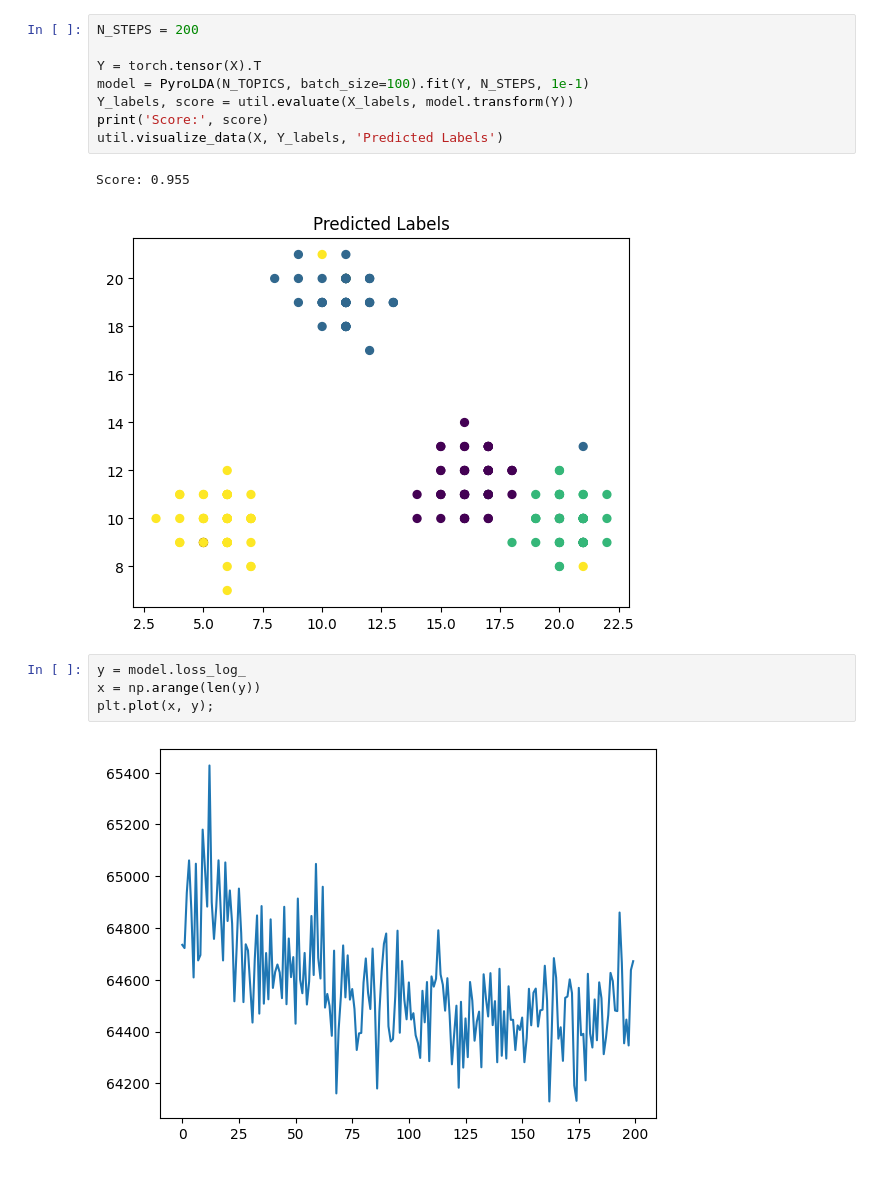
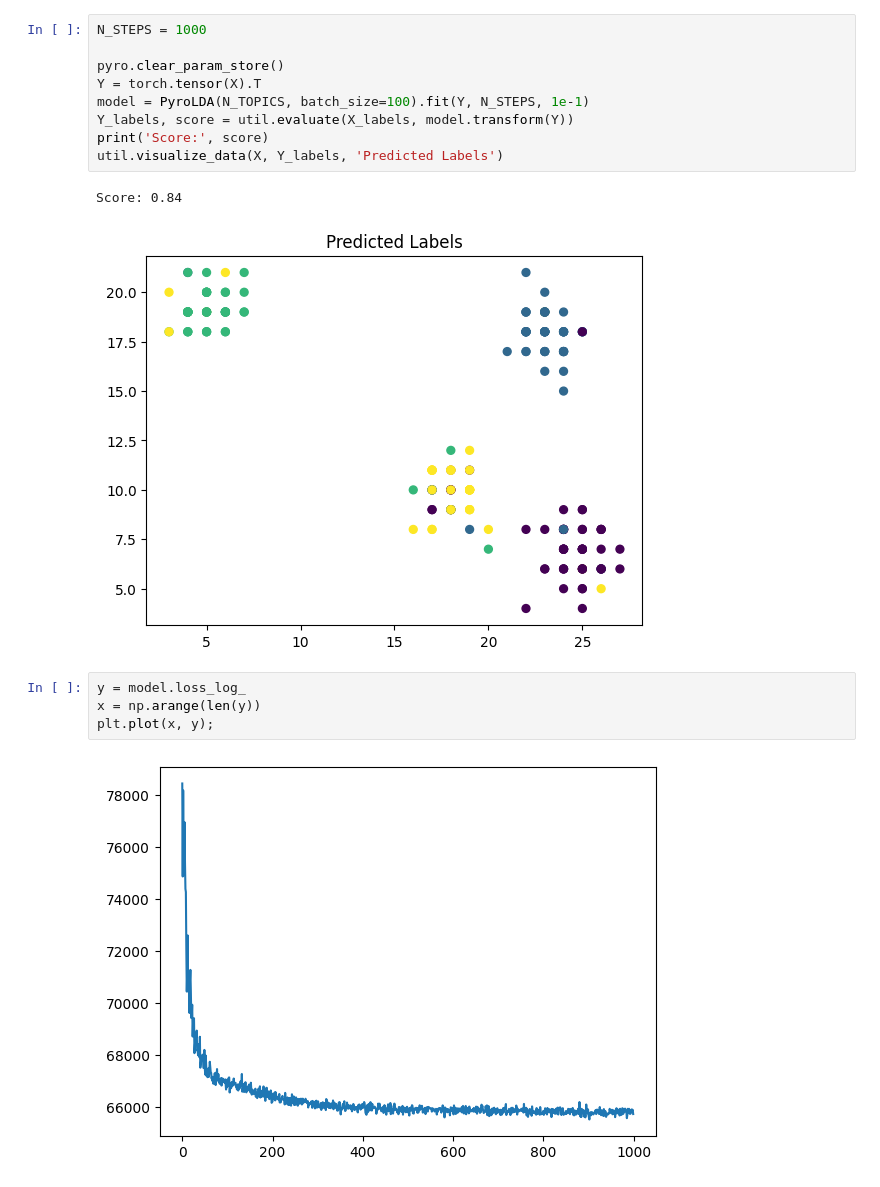
Before and after one commit to craigfouts/GibbsLDA, a Jupyter notebook: sandbox.ipynb, the cells around one changed output. Drawn from its saved outputs; the diff is of its cells as text.

```diff
--- a/sandbox.ipynb
+++ b/sandbox.ipynb
@@ -48,17 +59,18 @@ Score: 0.935
 # %%
-N_STEPS = 200
+N_STEPS = 1000
 
+pyro.clear_param_store()
 Y = torch.tensor(X).T
 model = PyroLDA(N_TOPICS, batch_size=100).fit(Y, N_STEPS, 1e-1)
 Y_labels, score = util.evaluate(X_labels, model.transform(Y))
 print('Score:', score)
 util.visualize_data(X, Y_labels, 'Predicted Labels')
 # %% [output]
-Score: 0.955
+Score: 0.84
-[figure, old version]
+[figure, new version]
 # %%
 y = model.loss_log_
 x = np.arange(len(y))
 plt.plot(x, y);
 # %% [output]
-[figure, old version]
+[figure, new version]
```
Also changed, not shown: parts of 6 cells of this notebook, 1 other file.
